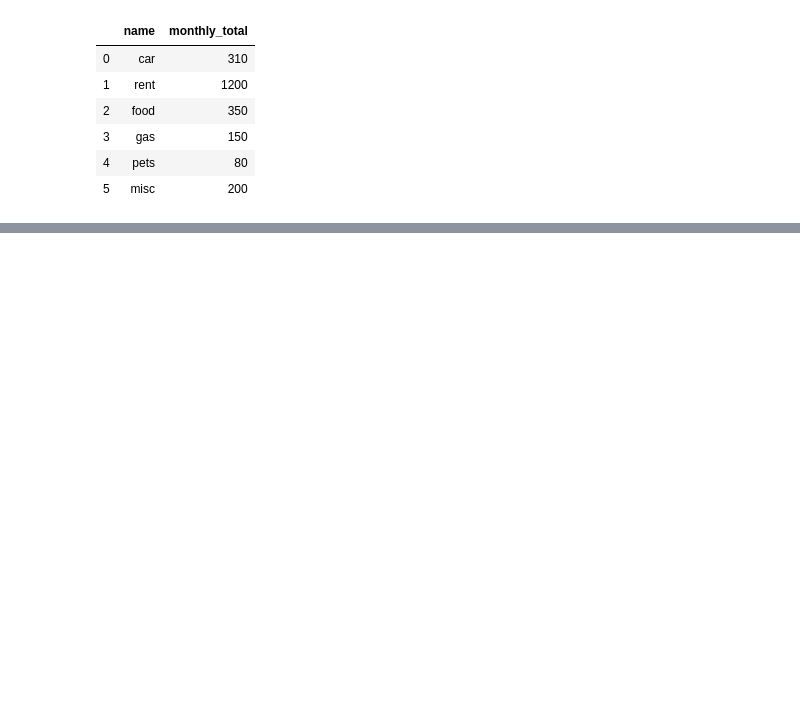
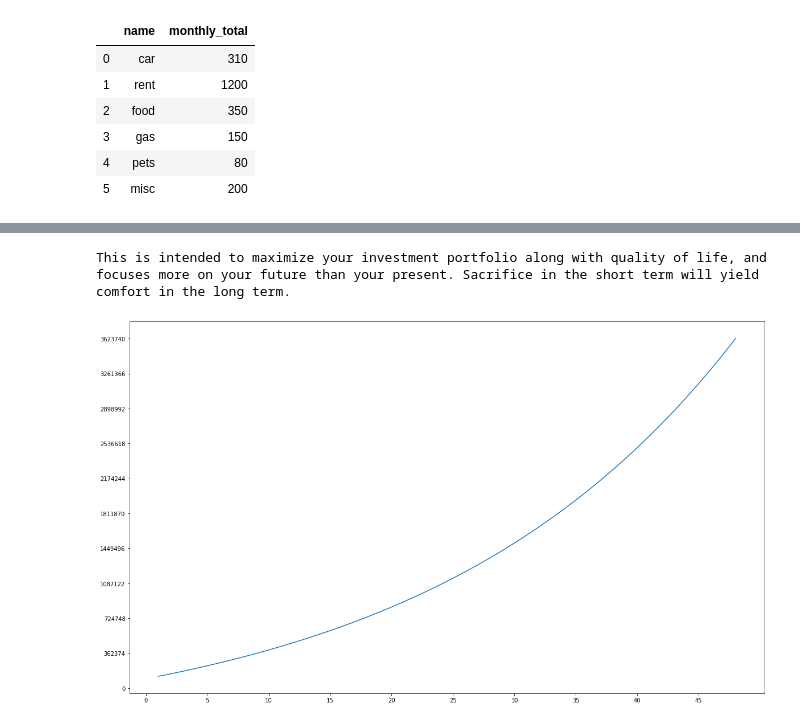
Before and after one commit to DaringDane/Calc_Invest, a Jupyter notebook: calc_invest/testing_notebook.ipynb, the cells around one changed output, grey strips where cells are left out. Cells and saved outputs as stored; diff of their text form; code cells hidden in the pictures; blank space fills up the shorter version.

```diff
--- a/calc_invest/testing_notebook.ipynb
+++ b/calc_invest/testing_notebook.ipynb
@@ -74,0 +191,11 @@ by_year_calc()
+# %%
+def myPlot(**args):
+    args_dict = dict(zip(['annual_taxable_income', 'current_investments', 'expected_pct_dividends', 'min_living_cost', 'filing_status', 'pct_reinvest', 'months_remaining'], \
+                         [args['annual_taxable_income'], args['current_investments'], args['expected_pct_dividends'], args['min_living_cost'], args['filing_status'], args['pct_reinvest'], args['months_remaining']]))
+    data, plot_yearly, args_dict, expense_table = calc_invest(**args_dict, expense_table=args['expense_table'])
+    create_graph(args_dict, plot_yearly)
+# %%
+myPlot(**args_dict, expense_table=expense_table.to_dict(orient='list'))
+# %% [output]
+This is intended to maximize your investment portfolio along with quality of life, and focuses more on your future than your present. Sacrifice in the short term will yield comfort in the long term.
+[figure, added]
```
Also changed, not shown: parts of 46 cells of this notebook, 1 other file.
